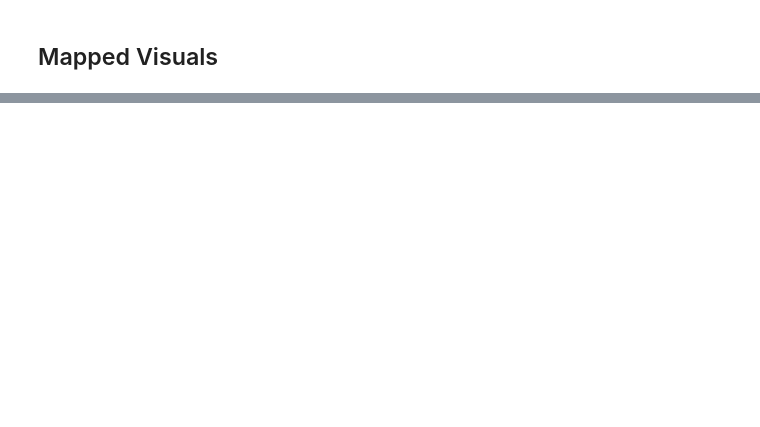
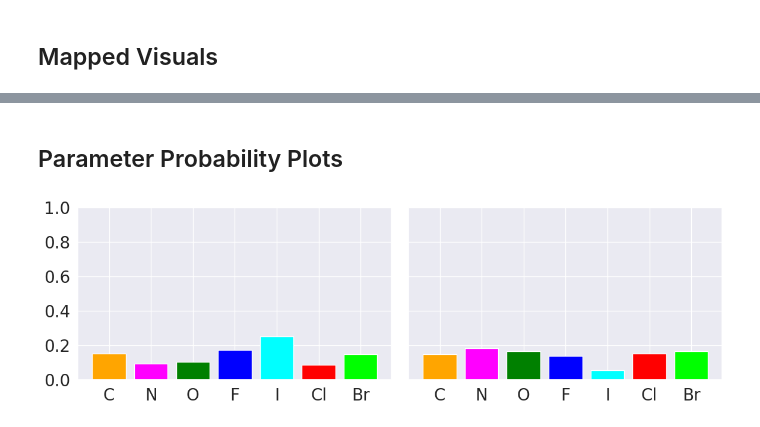
Before and after one commit to Tiny-Quant/GNN-EGG, a Jupyter notebook: results/MUTAG/GNNInterpreter_MUTAG.ipynb, the cells around one changed output, grey strips where cells are left out. Cells and saved outputs as stored; diff of their text form; code cells hidden in the pictures; blank space fills up the shorter version.

Commit message:
Added GNNInterpreter re-analysis.

```diff
--- a/results/MUTAG/GNNInterpreter_MUTAG.ipynb
+++ b/results/MUTAG/GNNInterpreter_MUTAG.ipynb
@@ -299,2 +325,13 @@ def vis_con_graph(
 
 #    print(GED_percent)
+# %%
+def compute_node_probs(
+    cls_idx,
+    n_samples = 10,
+):
+    nodes = torch.zeros(7)
+    for i in range(n_samples):
+        gen = run_GNNInterpreter(cls_idx)
+        nodes += gen.x.sum(dim=0)
+
+    return nodes / nodes.sum()
@@ -362,0 +407,31 @@ vis_con_graph(gen_gnnInterp, obs_ex1, obs_ex2, GED_fn, None)
+# %% [markdown]
+## Parameter Probability Plots
+# %%
+cell_type_probs_0 = compute_node_probs(0, 1000)
+
+cell_type_probs_1 = compute_node_probs(1, 1000)
+
+# cell_type_probs_untrained = torch.softmax(
+#     generator_untrained.DisNodeFeats[0].probs, dim=0)
+# cell_type_probs_untrained = cell_type_probs_untrained.detach().cpu().numpy()
+
+plot_indices = ['C', 'N', 'O', 'F', "I", "Cl", 'Br']
+
+fig, axes = plt.subplots(1, 2, figsize=(12, 4), sharey=True)
+
+axes[1].bar(plot_indices, cell_type_probs_0, color=color_palette)
+axes[0].bar(plot_indices, cell_type_probs_1, color=color_palette)
+#axes[2].bar(plot_indices, cell_type_probs_untrained, color=color_palette)
+
+#axes[1].set_title('Nonmutagen', fontsize=20)
+#axes[0].set_title('Mutagen', fontsize=20)
+#axes[2].set_title('Untrained')
+
+axes[1].tick_params(axis='both', which='major', labelsize=20)
+axes[0].tick_params(axis='both', which='major', labelsize=20)
+
+plt.ylim(0, 1)
+plt.tight_layout()
+plt.show()
+# %% [output]
+[figure, added]
```
Also changed, not shown: parts of 11 cells of this notebook.
